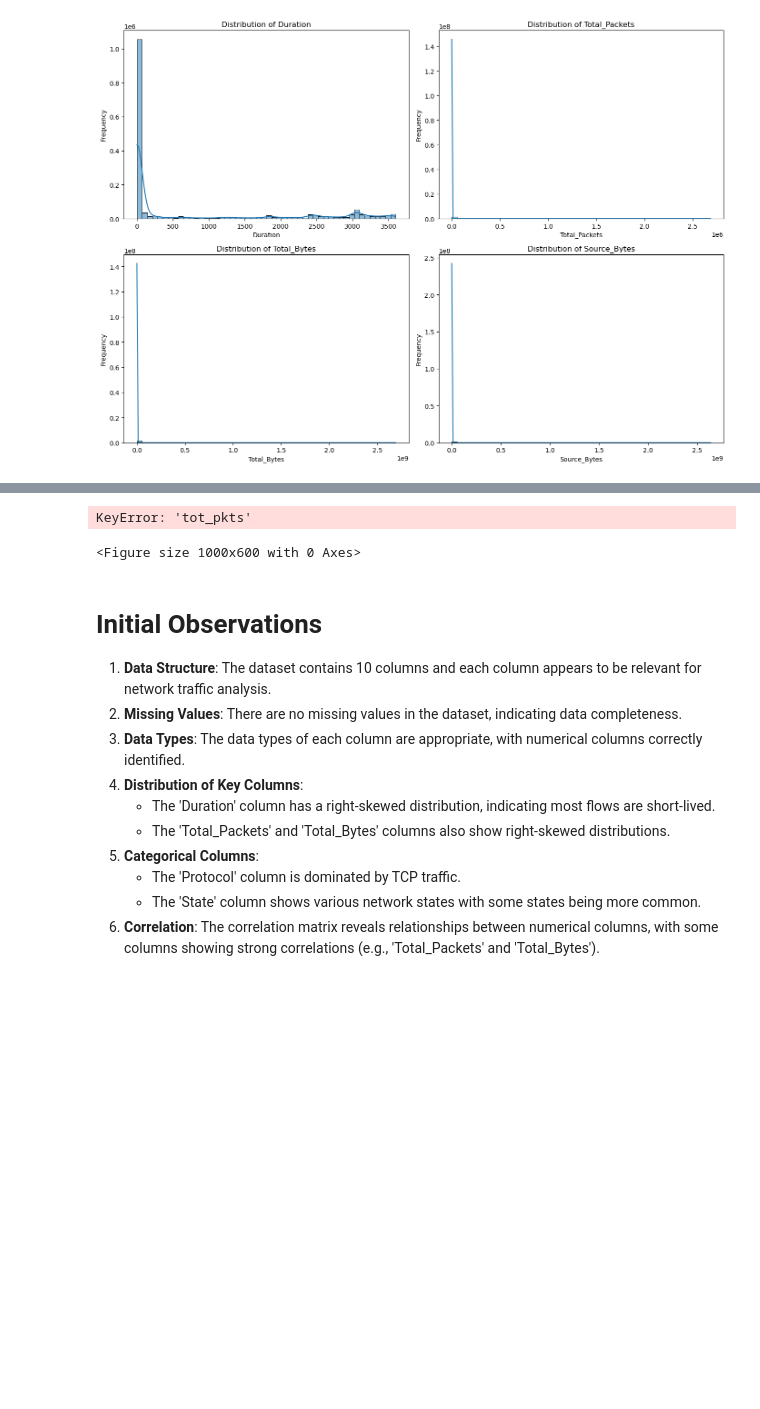
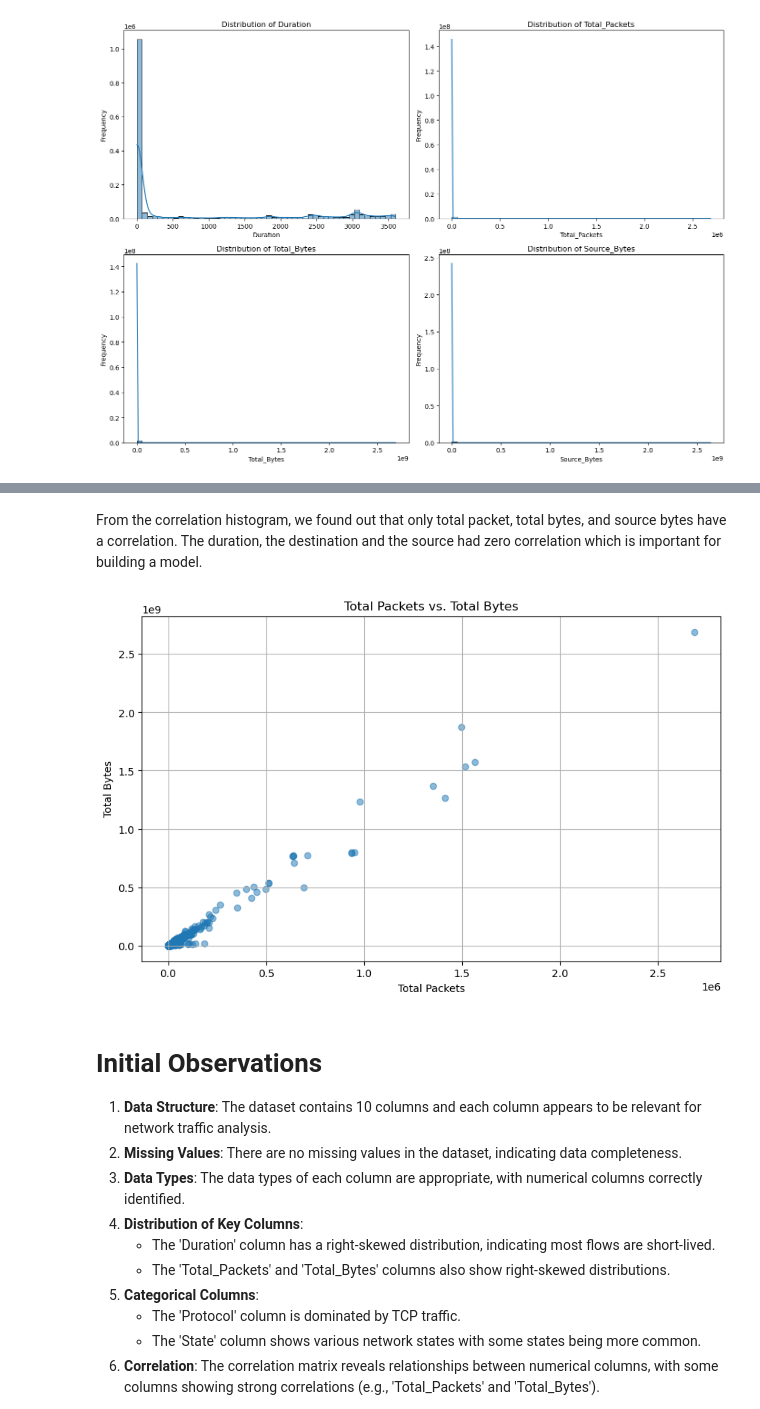
Before and after one commit to davedawitdave/Network-security-analysis-and-botnet-prediction, a Jupyter notebook: preprocessing/Explore_data.ipynb, the cells around one changed output, grey strips where cells are left out. Saved outputs shown, nothing was run; the diff lists cells and outputs as text; code cells hidden in the pictures; blank space fills up the shorter version.

```diff
--- a/preprocessing/Explore_data.ipynb
+++ b/preprocessing/Explore_data.ipynb
@@ -87,15 +105,16 @@ plt.show()
+# %% [markdown]
+From the correlation histogram, we found out that only total packet, total bytes, and source bytes have a correlation. The duration, the destination and the source had zero correlation which is important for building a model.
 # %%
 # Plot total packets vs. total bytes
 plt.figure(figsize=(10, 6))
-plt.scatter(data['tot_pkts'], data['tot_bytes'], alpha=0.5)
+plt.scatter(data['Total_Packets'], data['Total_Bytes'], alpha=0.5)
 plt.title('Total Packets vs. Total Bytes')
 plt.xlabel('Total Packets')
 plt.ylabel('Total Bytes')
 plt.grid(True)
 plt.show()
 # %% [output]
-KeyError: 'tot_pkts'
-<Figure size 1000x600 with 0 Axes>
+[figure, added]
 # %% [markdown]
 # Initial Observations
 
```
Also changed, not shown: parts of 6 cells of this notebook, 3 other files.
